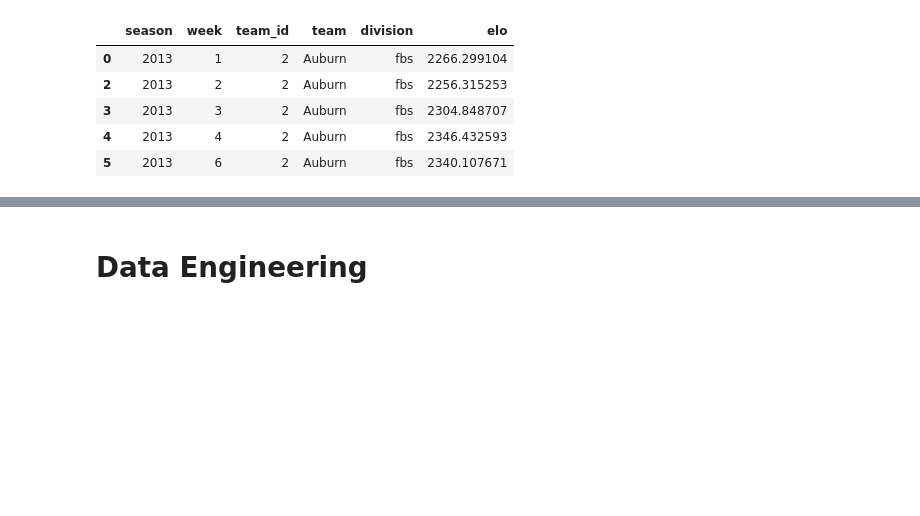
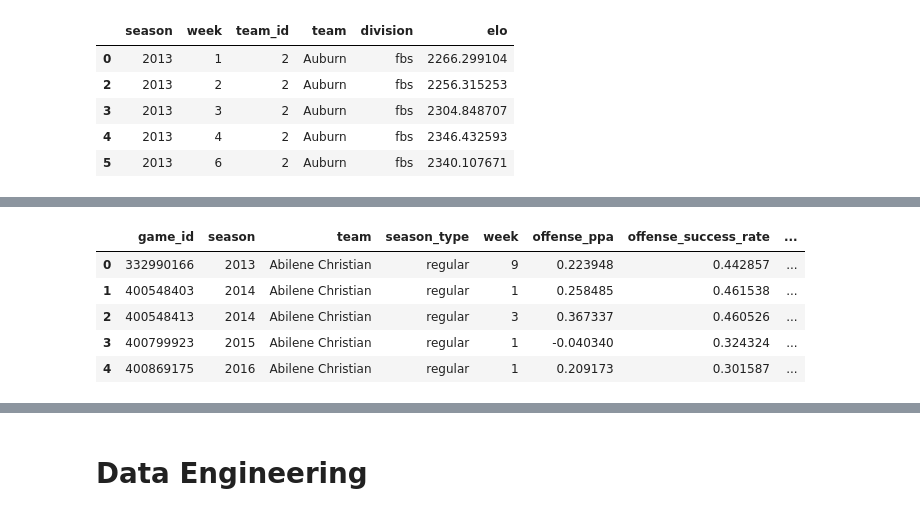
Before and after one commit to lneuendorf/cfb-win-probability, a Jupyter notebook: notebooks/first_3_downs_decision.ipynb, the cells around one changed output, grey strips where cells are left out. Cells and saved outputs as stored; diff of their text form; code cells hidden in the pictures; blank space fills up the shorter version.

```diff
--- a/notebooks/first_3_downs_decision.ipynb
+++ b/notebooks/first_3_downs_decision.ipynb
@@ -283,0 +296,81 @@ Reading ../data/game_team_stats/2024.parquet from cached data
+# %%
+advanced_team_stats_dir = join(DATA_DIR, 'advanced_team_stats')
+if not os.path.exists(advanced_team_stats_dir):
+    os.makedirs(advanced_team_stats_dir)
+
+def parse_stats(row):
+    offense = row['offense']
+    return pd.Series({
+        'offense_ppa': offense.get('ppa'),
+        'offense_successRate': offense.get('successRate'),
+        'offense_explosiveness': offense.get('explosiveness'),
+        'offense_passingPlays_ppa': offense.get('passingPlays', {}).get('ppa'),
+        'offense_passingPlays_successRate': offense.get('passingPlays', {}).get('successRate'),
+        'offense_passingPlays_explosiveness': offense.get('passingPlays', {}).get('explosiveness'),
+        'offense_rushingPlays_ppa': offense.get('rushingPlays', {}).get('ppa'),
+        'offense_rushingPlays_successRate': offense.get('rushingPlays', {}).get('successRate'),
+        'offense_rushingPlays_explosiveness': offense.get('rushingPlays', {}).get('explosiveness'),
+        'defense_ppa': row['defense'].get('ppa'),
+        'defense_successRate': row['defense'].get('successRate'),
+        'defense_explosiveness': row['defense'].get('explosiveness'),
+        'defense_passingPlays_ppa': row['defense'].get('passingPlays', {}).get('ppa'),
+        'defense_passingPlays_successRate': row['defense'].get('passingPlays', {}).get('successRate'),
+        'defense_passingPlays_explosiveness': row['defense'].get('passingPlays', {}).get('explosiveness'),
+        'defense_rushingPlays_ppa': row['defense'].get('rushingPlays', {}).get('ppa'),
+        'defense_rushingPlays_successRate': row['defense'].get('rushingPlays', {}).get('successRate'),
+        'defense_rushingPlays_explosiveness': row['defense'].get('rushingPlays', {}).get('explosiveness')
+    })
+
+all_dfs = []
+for year in range(2012, 2025): # Include year prior to 2013 for rolling stats
+    file_path = join(DATA_DIR, 'advanced_team_stats', f'{year}.parquet')
+    if os.path.exists(file_path):
+        print(f'Reading {file_path} from cached data')
+        tmp = pd.read_parquet(file_path)
+        all_dfs.append(tmp)
+    else:
+        regular_weeks = team_stats.query('season == @year and season_type=="regular"').week.unique().tolist()
+        postseason_weeks = team_stats.query('season == @year and season_type=="postseason"').week.unique().tolist()
+
+        season_dfs = []
+        for season_type in ['regular', 'postseason']:
+            weeks = regular_weeks if season_type == 'regular' else postseason_weeks
+            for week in weeks:
+                print(f'Fetching {year} team stats data for {season_type} week {week} from CFBD API')
+                with cfbd.ApiClient(configuration) as api_client:
+                    api_instance = cfbd.StatsApi(api_client)
+                    data = api_instance.get_advanced_game_stats(
+                        year=year,
+                        week=week,
+                        season_type=cfbd.SeasonType(season_type)
+                    )
+                tmp = pd.DataFrame([val.to_dict() for val in data])
+
+                result_df = (
+                    tmp.join(tmp.apply(parse_stats, axis=1))
+                    .drop(columns=['offense', 'defense', 'opponent'])
+                    .assign(season_type=season_type)
+                )
+
+                result_df.columns = convert_to_snake_case(result_df.columns)
+
+                base_columns = ['game_id', 'season', 'team', 'season_type']
+                stat_columns = [col for col in result_df.columns if col not in base_columns]
+                result_df = result_df[base_columns + stat_columns]
+                season_dfs.append(result_df)
+
+            season_df = pd.concat(season_dfs, ignore_index=True).reset_index(drop=True)
+
+            all_dfs.append(season_df)
+            season_df.to_parquet(file_path)
+
+advanced_team_stats = (
+    pd.concat(all_dfs, ignore_index=True).reset_index(drop=True)
+    .sort_values(
+        by=['team', 'season', 'season_type', 'week'],
+        ignore_index=True,
+        ascending=[True, True, False, True]
+    )
+)
+advanced_team_stats.head()
+# %% [output]
@@ -284,2 +390,8 @@ Reading ../data/game_team_stats/2024.parquet from cached data
+|  | game_id | season | team | season_type | week | offense_ppa | offense_success_rate | ... |
+| 0 | 332990166 | 2013 | Abilene Christian | regular | 9 | 0.223948 | 0.442857 | ... |
+| 1 | 400548403 | 2014 | Abilene Christian | regular | 1 | 0.258485 | 0.461538 | ... |
+| 2 | 400548413 | 2014 | Abilene Christian | regular | 3 | 0.367337 | 0.460526 | ... |
+| 3 | 400799923 | 2015 | Abilene Christian | regular | 1 | -0.040340 | 0.324324 | ... |
+| 4 | 400869175 | 2016 | Abilene Christian | regular | 1 | 0.209173 | 0.301587 | ... |
 # %%
 team_stats = (
```
Also changed, not shown: parts of 16 cells of this notebook, 2 other files.
